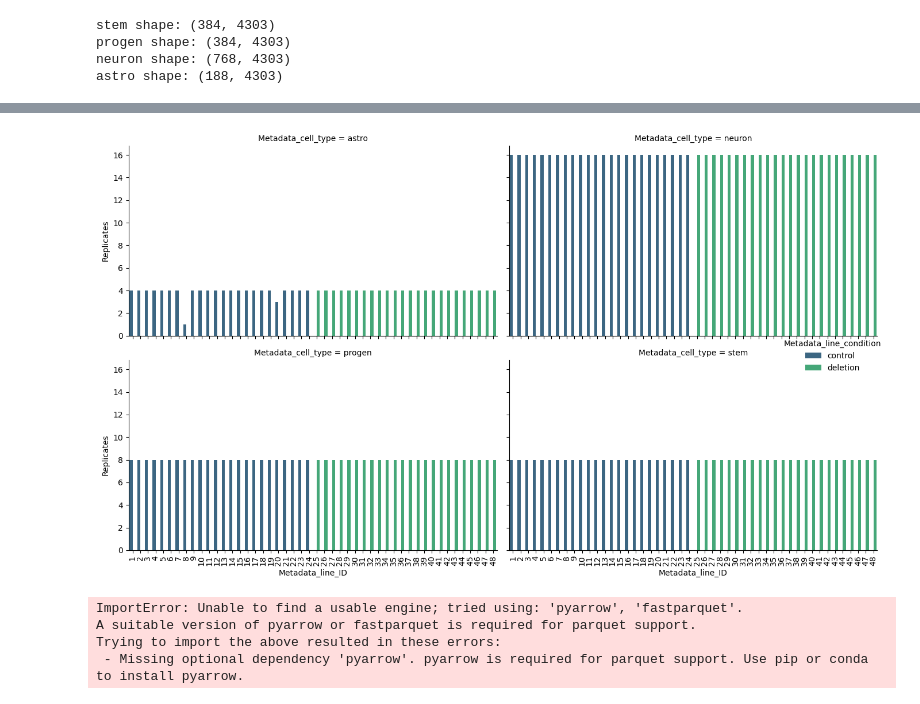
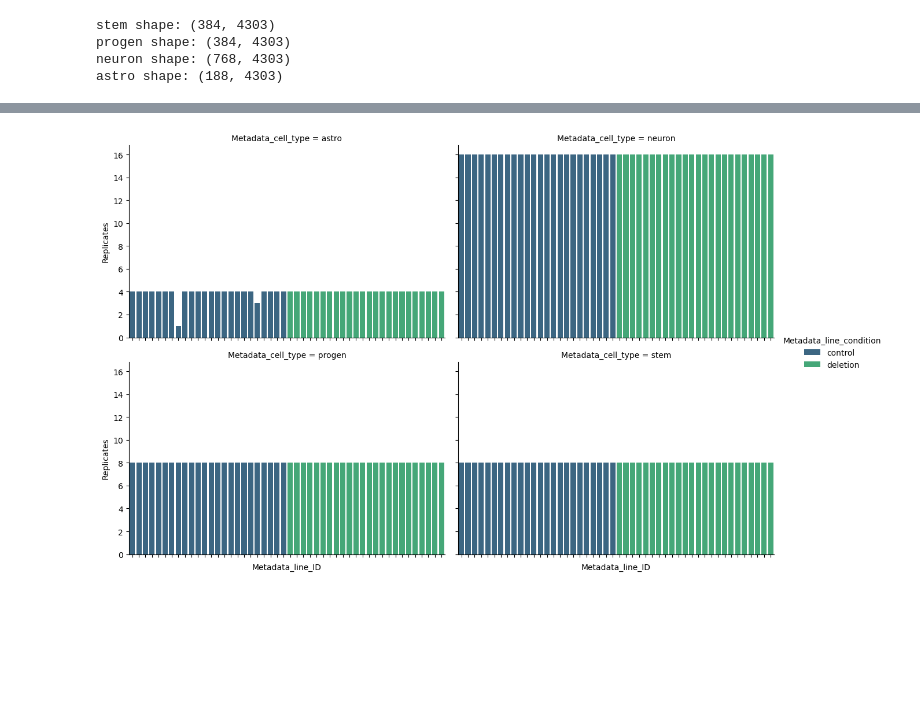
Before and after one commit to broadinstitute/NeuroPainting, a Jupyter notebook: 5.reanalysis/1.load-data.ipynb, the cells around one changed output, grey strips where cells are left out. Saved outputs shown, nothing was run; the diff lists cells and outputs as text; code cells hidden in the pictures; blank space fills up the shorter version.

```diff
--- a/5.reanalysis/1.load-data.ipynb
+++ b/5.reanalysis/1.load-data.ipynb
@@ -303,8 +300,8 @@ all_df = (
     # .drop(columns="level_1")
 )
 # %%
-# remove all colunmsn not starting with Metadata_
-all_df = all_df.loc[:, all_df.columns.str.startswith("Metadata_")]
+# remove all columns not starting with Metadata_
+# all_df = all_df.loc[:, all_df.columns.str.startswith("Metadata_")]
 # %%
 # Extract 'Metadata_line_ID' and related columns from 'stem' dataframe
 # because it has the most complete information
@@ -360,16 +335,0 @@ print(sorted_df)
-# %%
-columns = [
-    "Metadata_line_ID",
-    "Metadata_cell_type",
-    "Metadata_line_condition",
-    "Metadata_line_source",
-]
-
-sorted_df = (
-    all_df.groupby(columns)
-    .size()
-    .reset_index(name="Replicates")
-    .sort_values(by=columns)
-)
-
-print(sorted_df)
@@ -394,26 +336,26 @@ print(sorted_df)
 # %%
 import seaborn as sns
 import matplotlib.pyplot as plt
 
 # Create a faceted bar plot
 g = sns.catplot(
     data=sorted_df,
     x="Metadata_line_ID",
     y="Replicates",
     hue="Metadata_line_condition",
     col="Metadata_cell_type",
     col_wrap=2,
     kind="bar",
     height=4,
     aspect=1.5,
     palette="viridis",
 )
 
 g.set_xticklabels(rotation=90, ha="center")
-plt.tight_layout()
+# plt.tight_layout()
 plt.show()
 # %% [output]
-[figure, old version]
+[figure, new version]
 # %%
 desired_order = [
     "Metadata_Plate",
@@ -439,8 +385,3 @@ all_df = all_df[new_column_order]
 # Save the DataFrame to a Parquet file
 
 all_df.to_parquet("output/ncp_augmented.parquet", index=False)
-# %% [output]
-ImportError: Unable to find a usable engine; tried using: 'pyarrow', 'fastparquet'.
-A suitable version of pyarrow or fastparquet is required for parquet support.
-Trying to import the above resulted in these errors:
- - Missing optional dependency 'pyarrow'. pyarrow is required for parquet support. Use pip or conda to install pyarrow.
```
Also changed, not shown: parts of 6 cells of this notebook.
